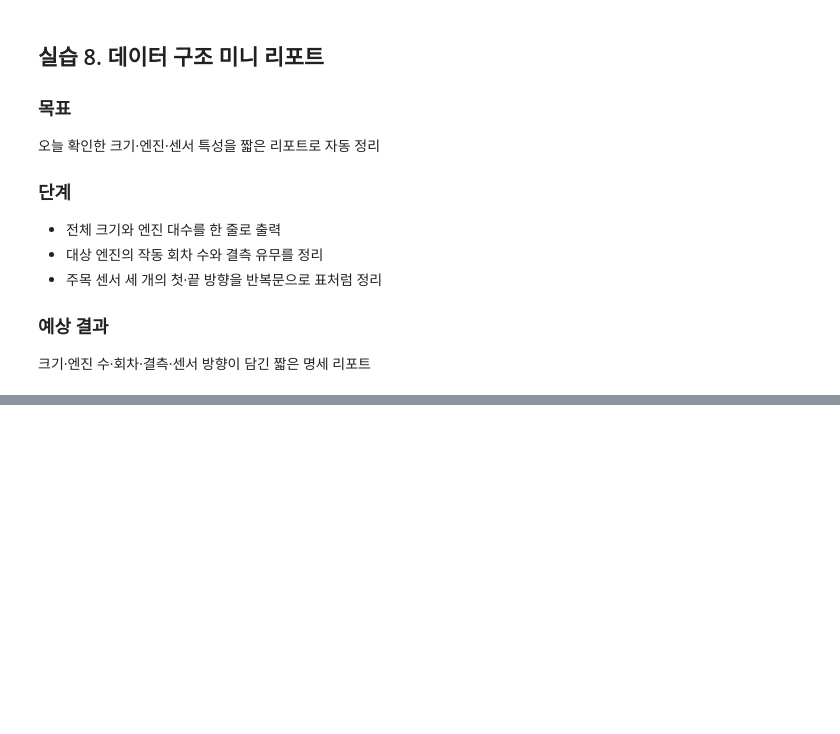
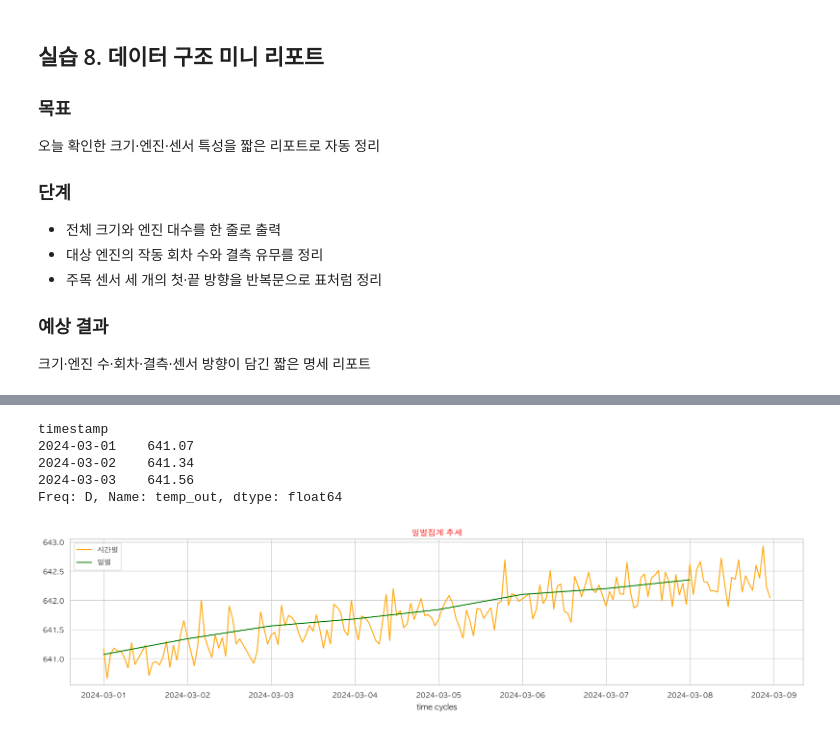
Before and after one commit to sssssumini/2026_KNewDeal_AI_Data_Analysis, a Jupyter notebook: 27_TimeSeriesData.ipynb, the cells around one changed output, grey strips where cells are left out. Saved outputs shown, nothing was run; the diff lists cells and outputs as text; code cells hidden in the pictures; blank space fills up the shorter version.

```diff
--- a/27_TimeSeriesData.ipynb
+++ b/27_TimeSeriesData.ipynb
@@ -182,0 +359,5 @@ s_13 0.076
+# %%
+data = pd.read_csv("data/20_engine01_timestamp_sample.csv", encoding = "UTF-8")
+
+print(data.shape)
+data.info()
@@ -182,0 +379,5 @@ s_13 0.076
+# %%
+print(f"원래 TimeStamp 컬럼의 타입은 {data["timestamp"].dtype}")
+
+data["timestamp"] = pd.to_datetime(data["timestamp"])
+print(f"변환된 TimeStamp 컬럼의 타입은 {data["timestamp"].dtype}")
@@ -182,0 +397,6 @@ s_13 0.076
+# %%
+# timestamp : datetime64 [year, day, hour, minute, second]
+
+data["hours"] = data["timestamp"].dt.hour
+
+print(data[["timestamp", "hours"]].head(3))
@@ -182,0 +418,6 @@ s_13 0.076
+# %%
+data_timestamp = data.copy()
+data_timestamp = data.set_index("timestamp").sort_index()
+print(f"data_timestamp의 인덱스 타입 : {data_timestamp.index.dtype}")
+
+print(f"전체행 : {len(data_timestamp)}")
@@ -182,0 +511,27 @@ s_13 0.076
+# %%
+daily = data_timestamp["temp_out"].resample("1D").mean().round(2)
+
+print(daily.head(3))
+
+plt.figure(figsize=(20,4))
+
+plt.title("일별집계 추세", color = "red")
+plt.plot(data_timestamp.index,
+         data_timestamp["temp_out"],
+         color = "orange",
+         label = "시간별")
+plt.plot(daily.index,
+         daily.values,
+         color = "green",
+         label = "일별")
+plt.legend()
+plt.xlabel("time cycles")
+
+plt.show()
+# %% [output]
+timestamp
+2024-03-01    641.07
+2024-03-02    641.34
+2024-03-03    641.56
+Freq: D, Name: temp_out, dtype: float64
+[figure, added]
```
Also changed, not shown: parts of 65 cells of this notebook.
